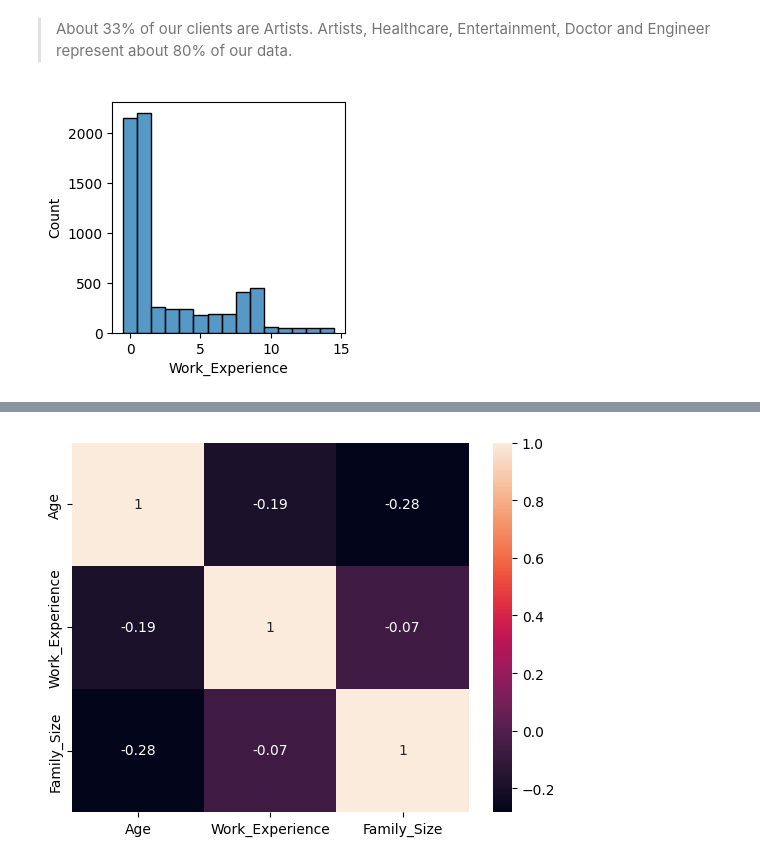
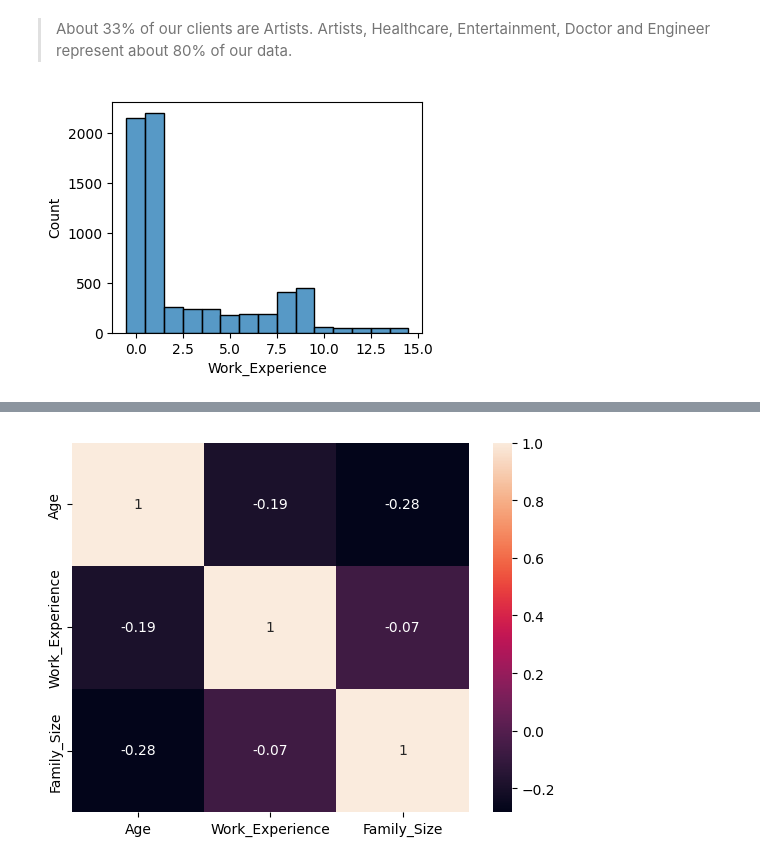
Before and after one commit to franklinzppa/customer-clusterization, a Jupyter notebook: customer-cluster.ipynb, the cells around one changed output, grey strips where cells are left out. Drawn from its saved outputs; the diff is of its cells as text; code cells hidden in the pictures.

```diff
--- a/customer-cluster.ipynb
+++ b/customer-cluster.ipynb
@@ -195,7 +223,7 @@ Name: Profession, dtype: float64
 # %% [markdown]
 > About 33% of our clients are Artists. Artists, Healthcare, Entertainment, Doctor and Engineer represent about 80% of our data.
 # %%
-plt.figure(figsize=(3,3))
+plt.figure(figsize=(4,3))
 sns.histplot(df_dropna, x='Work_Experience', discrete=True);
 # %% [output]
-[figure, old version]
+[figure, new version]
```
Also changed, not shown: parts of 57 cells of this notebook, 3 other files.
